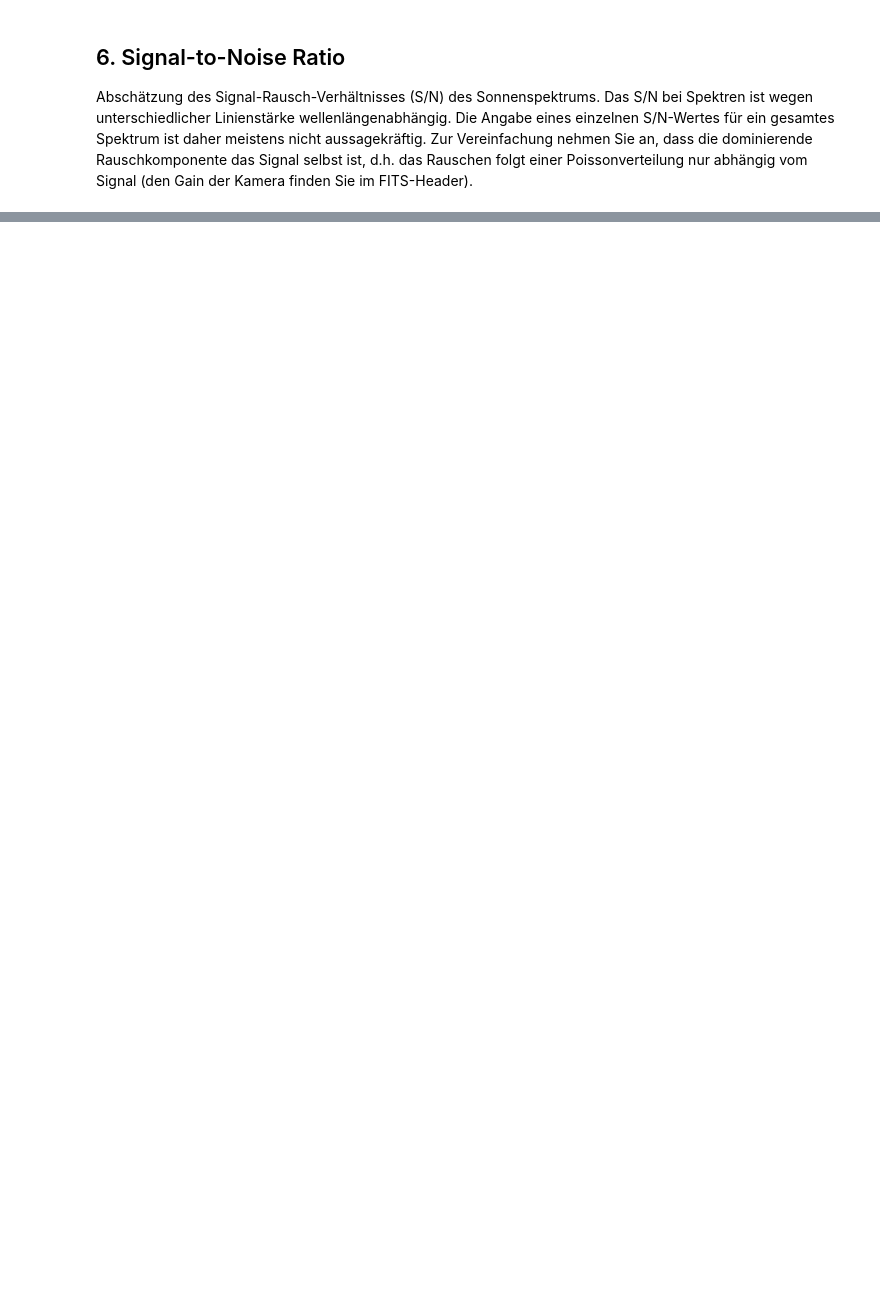
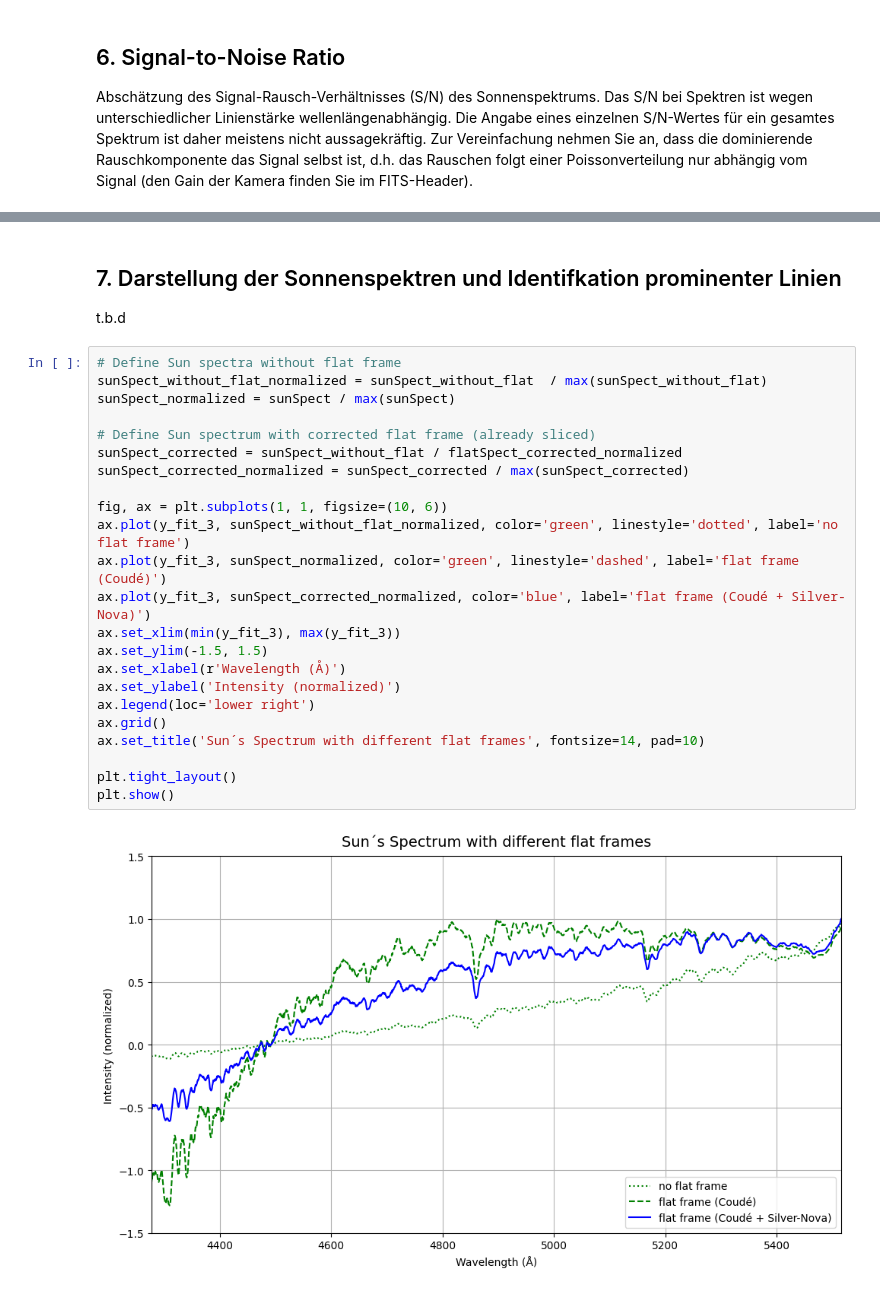
Before and after one commit to B0whunt3r21/AstroPrak, a Jupyter notebook: SolarSpectrum/Auswertungshilfe.ipynb, the cells around one changed output, grey strips where cells are left out. Drawn from its saved outputs; the diff is of its cells as text; blank space fills up the shorter version.

```diff
--- a/SolarSpectrum/Auswertungshilfe.ipynb
+++ b/SolarSpectrum/Auswertungshilfe.ipynb
@@ -397,0 +435,29 @@ Abschätzung des Signal-Rausch-Verhältnisses (S/N) des Sonnenspektrums. Das S/N
+# %% [markdown]
+## 7. Darstellung der Sonnenspektren und Identifkation prominenter Linien
+
+t.b.d
+# %%
+# Define Sun spectra without flat frame
+sunSpect_without_flat_normalized = sunSpect_without_flat  / max(sunSpect_without_flat)
+sunSpect_normalized = sunSpect / max(sunSpect)
+
+# Define Sun spectrum with corrected flat frame (already sliced)
+sunSpect_corrected = sunSpect_without_flat / flatSpect_corrected_normalized
+sunSpect_corrected_normalized = sunSpect_corrected / max(sunSpect_corrected)
+
+fig, ax = plt.subplots(1, 1, figsize=(10, 6))
+ax.plot(y_fit_3, sunSpect_without_flat_normalized, color='green', linestyle='dotted', label='no flat frame')
+ax.plot(y_fit_3, sunSpect_normalized, color='green', linestyle='dashed', label='flat frame (Coudé)')
+ax.plot(y_fit_3, sunSpect_corrected_normalized, color='blue', label='flat frame (Coudé + Silver-Nova)')
+ax.set_xlim(min(y_fit_3), max(y_fit_3))
+ax.set_ylim(-1.5, 1.5)
+ax.set_xlabel(r'Wavelength (Å)')
+ax.set_ylabel('Intensity (normalized)')
+ax.legend(loc='lower right')
+ax.grid()
+ax.set_title('Sun´s Spectrum with different flat frames', fontsize=14, pad=10)
+
+plt.tight_layout()
+plt.show()
+# %% [output]
+[figure, added]
```
Also changed, not shown: parts of 16 cells of this notebook.
